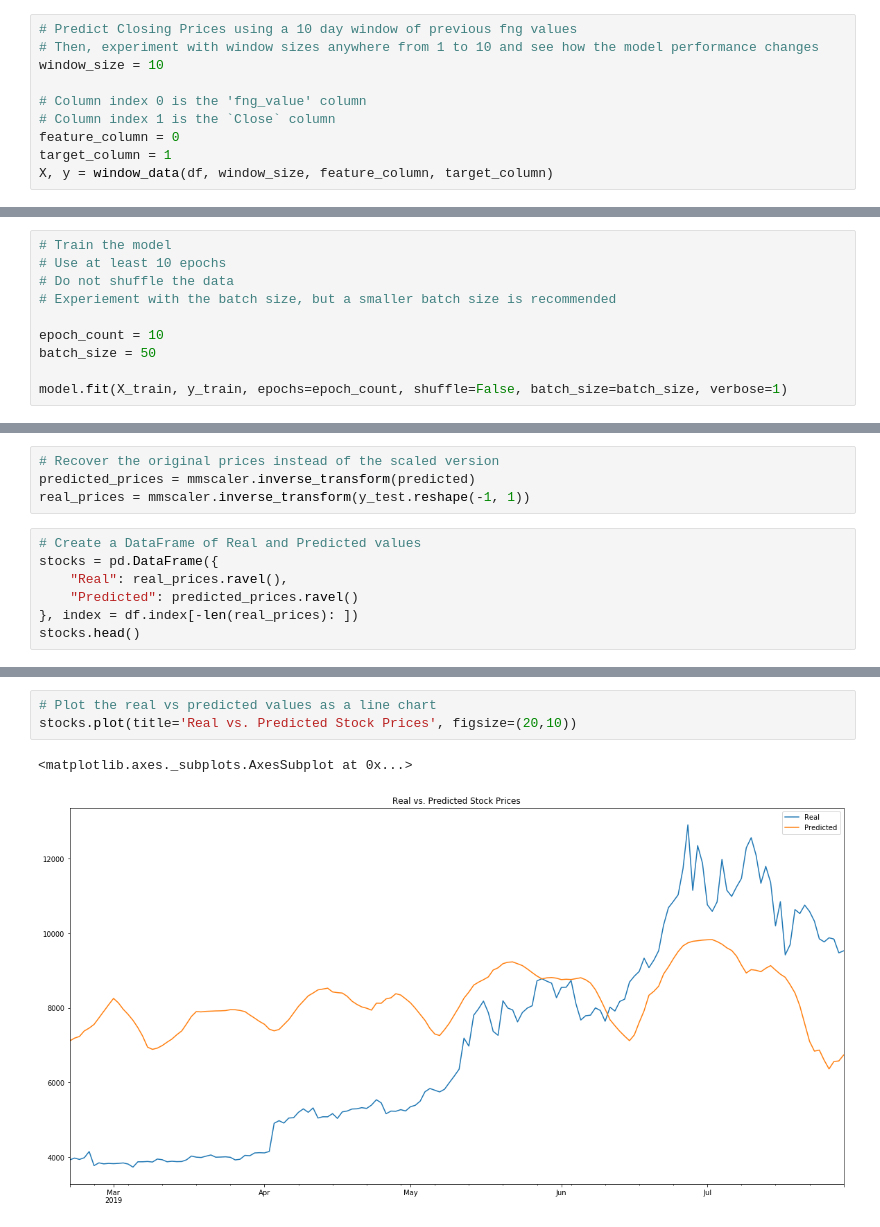
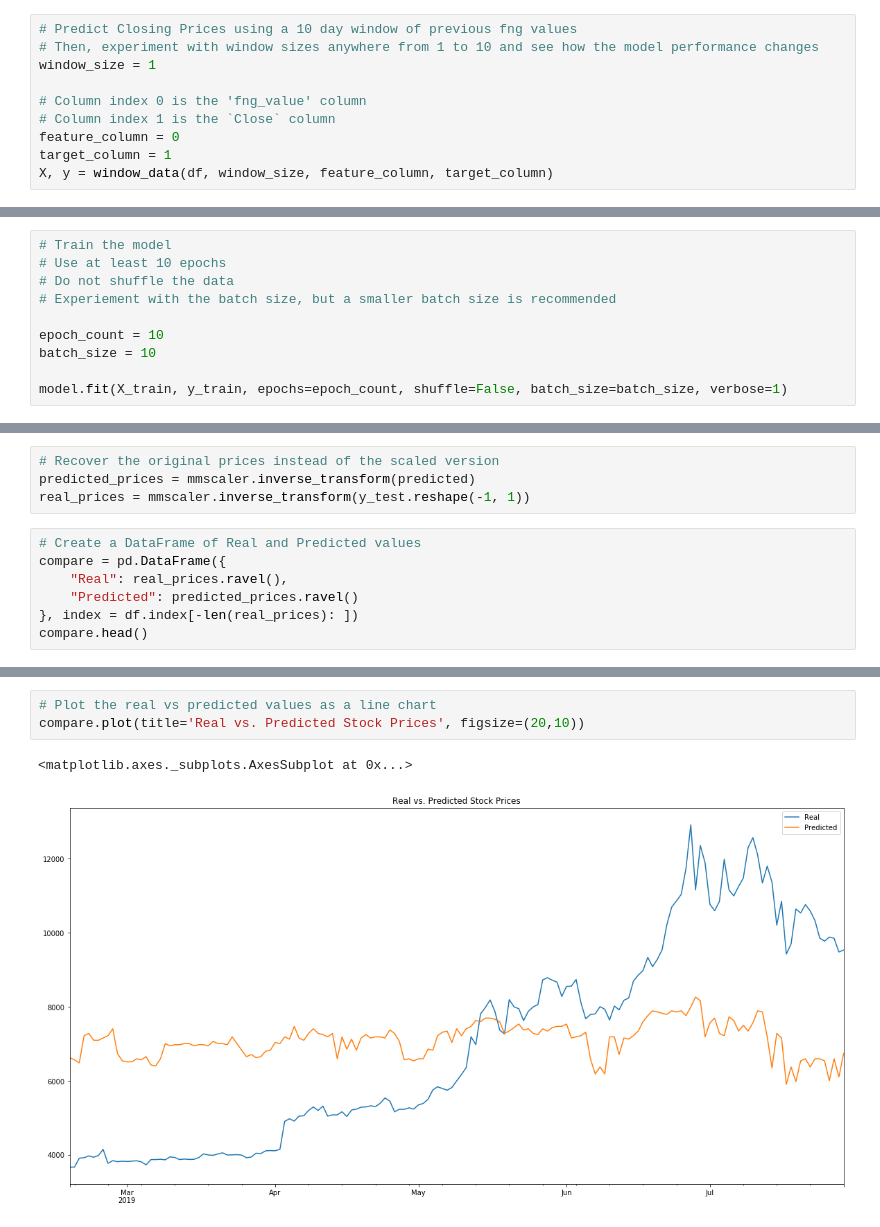
Before and after one commit to klleung72781/fintech_bootcamp, a Jupyter notebook: python-homework/14-Deep-Learning/Instructions/Starter_Code/lstm_stock_predictor_fng.ipynb, the cells around one changed output, grey strips where cells are left out. Drawn from its saved outputs; the diff is of its cells as text.

Commit message:
README and images

```diff
--- a/python-homework/14-Deep-Learning/Instructions/Starter_Code/lstm_stock_predictor_fng.ipynb
+++ b/python-homework/14-Deep-Learning/Instructions/Starter_Code/lstm_stock_predictor_fng.ipynb
@@ -95,7 +95,7 @@ def window_data(df, window, feature_col_number, target_col_number):
 # %%
 # Predict Closing Prices using a 10 day window of previous fng values
 # Then, experiment with window sizes anywhere from 1 to 10 and see how the model performance changes
-window_size = 10
+window_size = 1
 
 # Column index 0 is the 'fng_value' column
 # Column index 1 is the `Close` column
@@ -193,7 +193,7 @@ _________________________________________________________________
 # Experiement with the batch size, but a smaller batch size is recommended
 
 epoch_count = 10
-batch_size = 50
+batch_size = 10
 
 model.fit(X_train, y_train, epochs=epoch_count, shuffle=False, batch_size=batch_size, verbose=1)
 # %% [output]
@@ -247,10 +247,10 @@ predicted_prices = mmscaler.inverse_transform(predicted)
 real_prices = mmscaler.inverse_transform(y_test.reshape(-1, 1))
 # %%
 # Create a DataFrame of Real and Predicted values
-stocks = pd.DataFrame({
+compare = pd.DataFrame({
     "Real": real_prices.ravel(),
     "Predicted": predicted_prices.ravel()
 }, index = df.index[-len(real_prices): ])
-stocks.head()
+compare.head()
 # %% [output]
 |  | Real | Predicted |
@@ -262,6 +262,6 @@ stocks.head()
 # %%
 # Plot the real vs predicted values as a line chart
-stocks.plot(title='Real vs. Predicted Stock Prices', figsize=(20,10))
+compare.plot(title='Real vs. Predicted Stock Prices', figsize=(20,10))
 # %% [output]
 <matplotlib.axes._subplots.AxesSubplot at 0x...>
-[figure, old version]
+[figure, new version]
```
Also changed, not shown: parts of 4 cells of this notebook, 4 other files.
